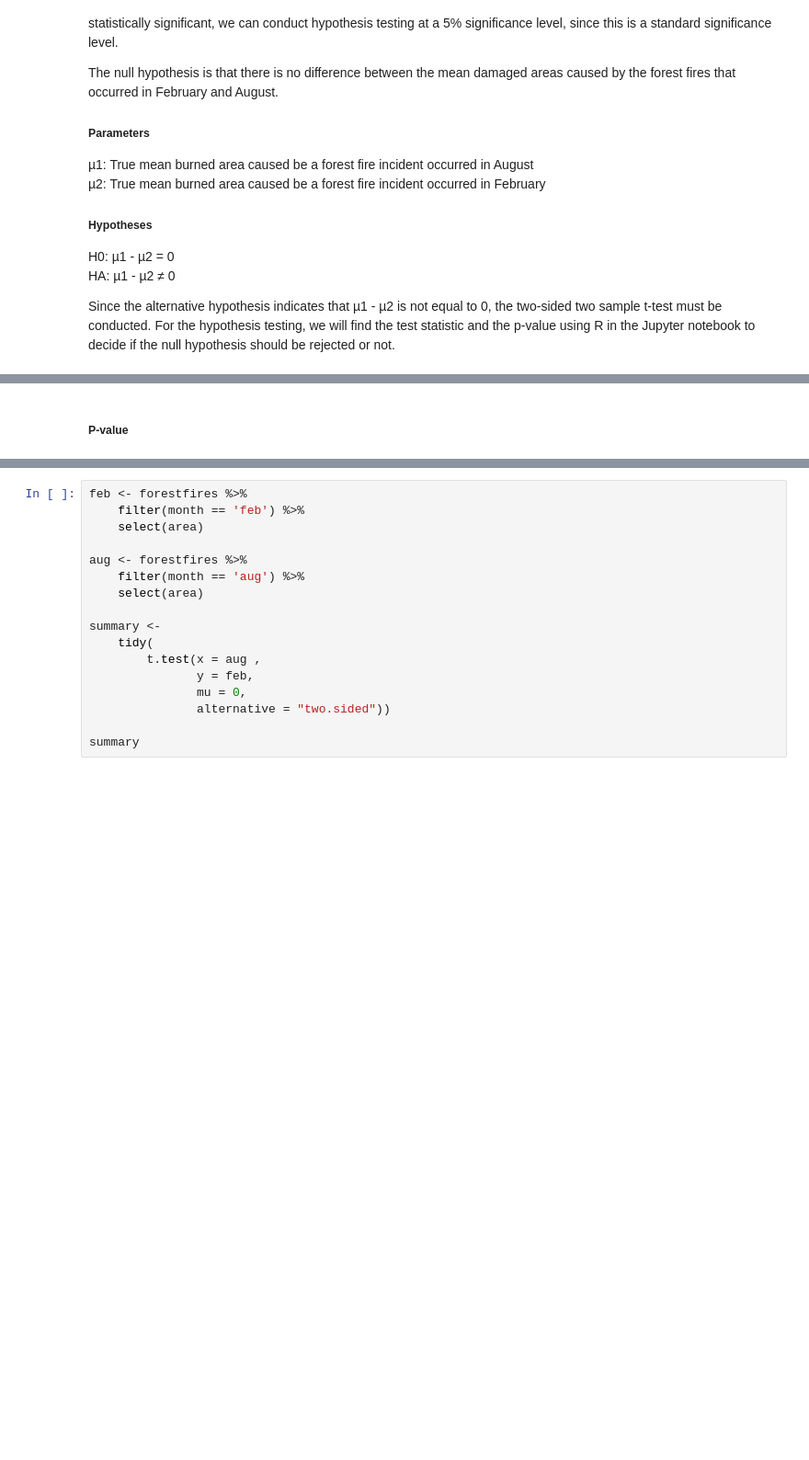
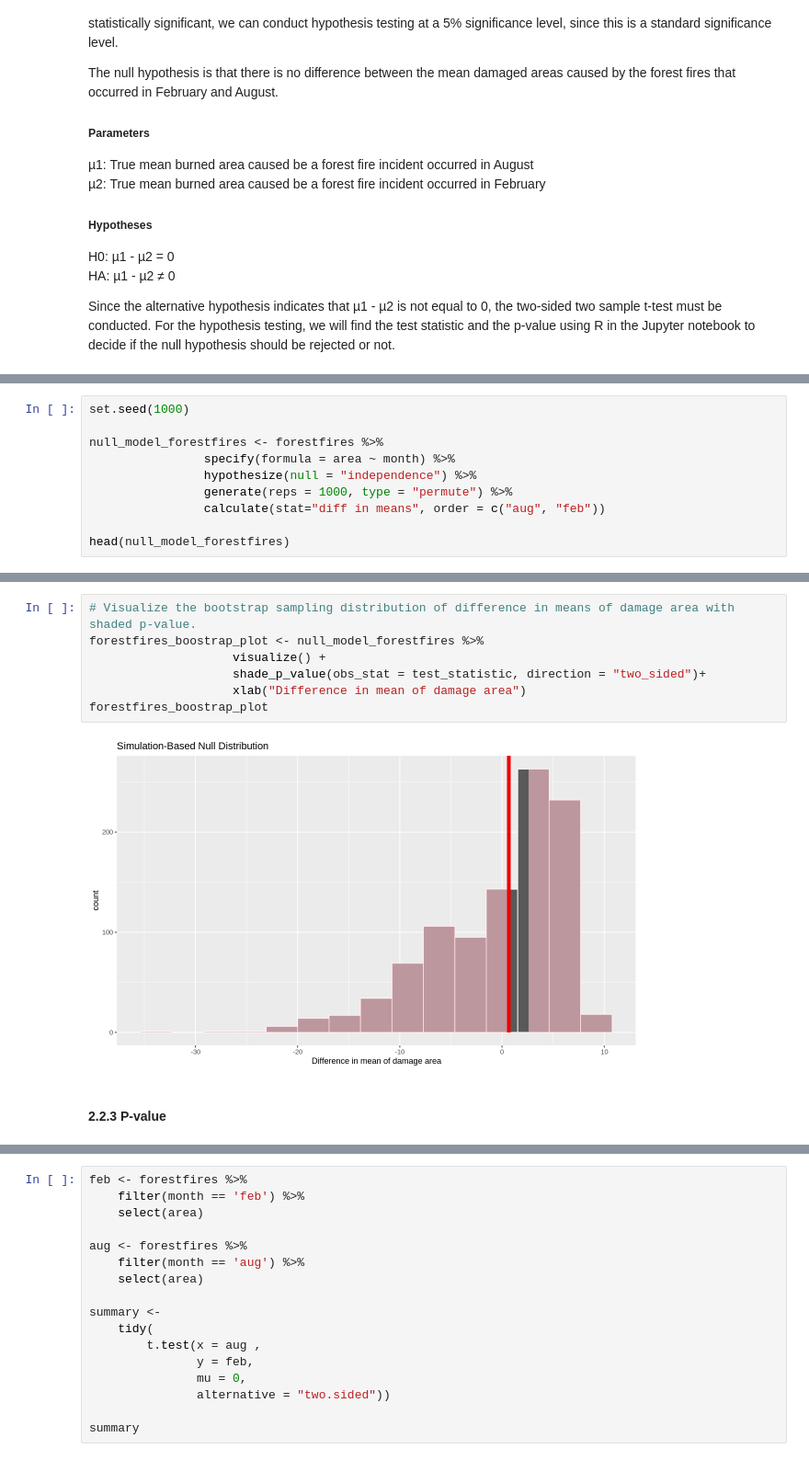
Before and after one commit to Zeeho-Lee/dsci-100-2022w2-group-36, a Jupyter notebook: Final Report.ipynb, the cells around one changed output, grey strips where cells are left out. Shown at 92% size. Saved outputs shown, nothing was run; the diff lists cells and outputs as text; blank space fills up the shorter version.

```diff
--- a/Final Report.ipynb
+++ b/Final Report.ipynb
@@ -203,0 +194,10 @@ test_statistic
+# %%
+set.seed(1000)
+
+null_model_forestfires <- forestfires %>%
+                specify(formula = area ~ month) %>%
+                hypothesize(null = "independence") %>%
+                generate(reps = 1000, type = "permute") %>%
+                calculate(stat="diff in means", order = c("aug", "feb"))
+
+head(null_model_forestfires)
@@ -204,5 +214,14 @@ test_statistic
+# %%
+# Visualize the bootstrap sampling distribution of difference in means of damage area with shaded p-value.
+forestfires_boostrap_plot <- null_model_forestfires %>%
+                    visualize() +
+                    shade_p_value(obs_stat = test_statistic, direction = "two_sided")+
+                    xlab("Difference in mean of damage area")
+forestfires_boostrap_plot
+# %% [output]
+[figure, added]
 # %% [markdown]
-##### P-value
+#### 2.2.3 P-value
 # %%
 # Find the p-value for hypothesis testing by applying the pt function
 # The first term of the pt function is the test statistic.
```
Also changed, not shown: parts of 27 cells of this notebook.
